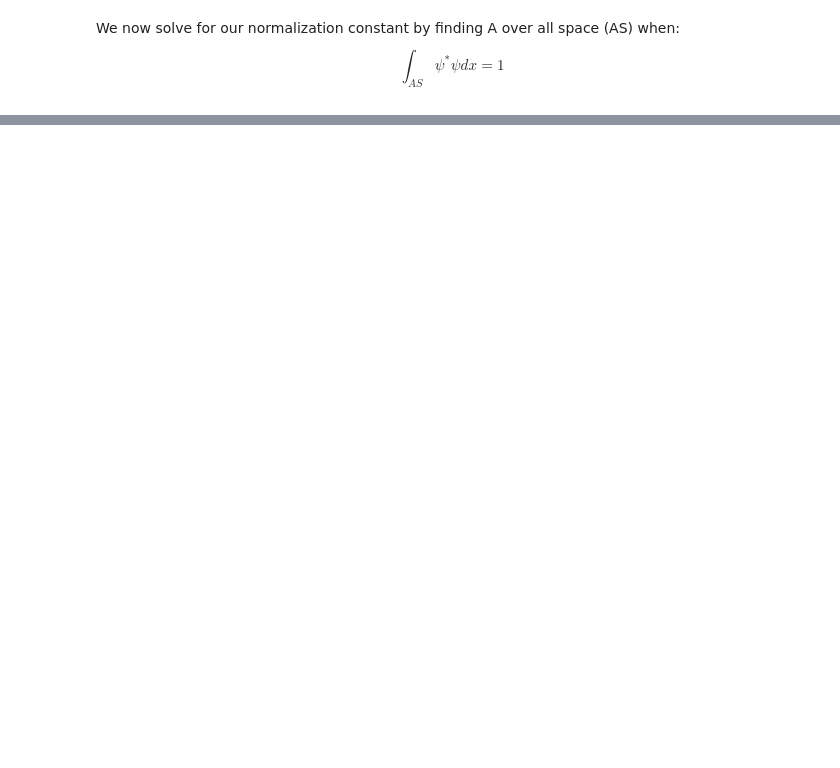
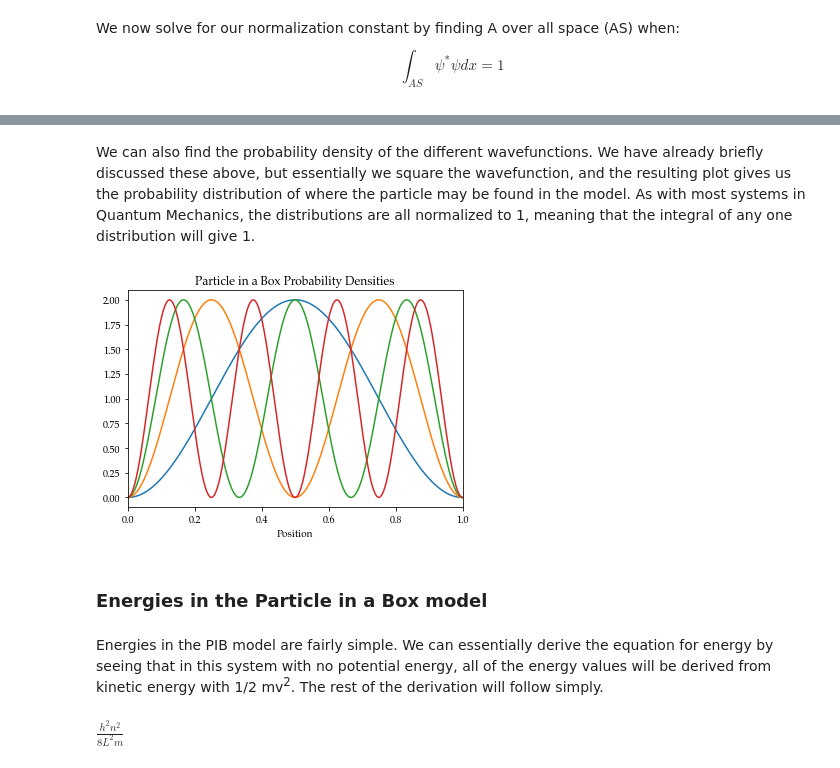
Before and after one commit to jmsieffer/ChemPhysicsMisc, a Jupyter notebook: ChemPhysicsMisc/QuantumModels/QMModels/QMModels.ipynb, the cells around one changed output, grey strips where cells are left out. Saved outputs shown, nothing was run; the diff lists cells and outputs as text; code cells hidden in the pictures; blank space fills up the shorter version.

```diff
--- a/ChemPhysicsMisc/QuantumModels/QMModels/QMModels.ipynb
+++ b/ChemPhysicsMisc/QuantumModels/QMModels/QMModels.ipynb
@@ -46,0 +64,29 @@ plt.plot(x,PIBWF)
+# %% [markdown]
+We can also find the probability density of the different wavefunctions. We have already briefly discussed these above, but essentially we square the wavefunction, and the resulting plot gives us the probability distribution of where the particle may be found in the model. As with most systems in Quantum Mechanics, the distributions are all normalized to 1, meaning that the integral of any one distribution will give 1.
+# %%
+def PIBPD(n):  # Wavefunction Probability distribution
+    return (np.sqrt(2/L)*np.sin((n*pi*x)/L))**2
+
+fig = plt.subplots() #Plot of Probability Density Distribution for PIB
+for j in range(1, max(n+1)):
+    plt.plot(x,PIBPD(j))
+    plt.xlim(0,1)
+
+
+    matplotlib.rcParams['font.serif'] = 'Palatino'
+    matplotlib.rcParams['font.family'] = 'serif'
+
+    #plt.legend(loc = 'upper right')
+    plt.title('Particle in a Box Probability Densities')
+    plt.xlabel('Position')
+# %% [output]
+[figure, added]
+# %% [markdown]
+### Energies in the Particle in a Box model
+# %% [markdown]
+Energies in the PIB model are fairly simple. We can essentially derive the equation for energy by seeing that in this system with no potential energy, all of the energy values will be derived from kinetic energy with  1/2 mv<sup>2</sup>. The rest of the derivation will follow simply.
+# %%
+Esym = ((nsym**2*hsym**2)/(8*msym*Lsym**2))
+Esym
+# %% [output]
+$\displaystyle \frac{h^{2} n^{2}}{8 L^{2} m}$
```
Also changed, not shown: parts of 9 cells of this notebook, 1 other file.
